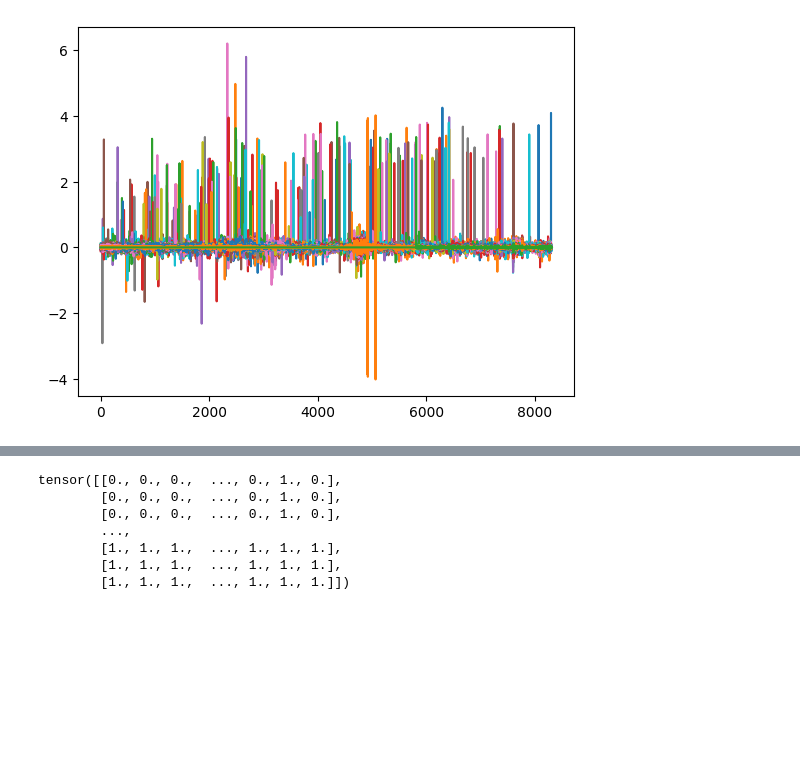
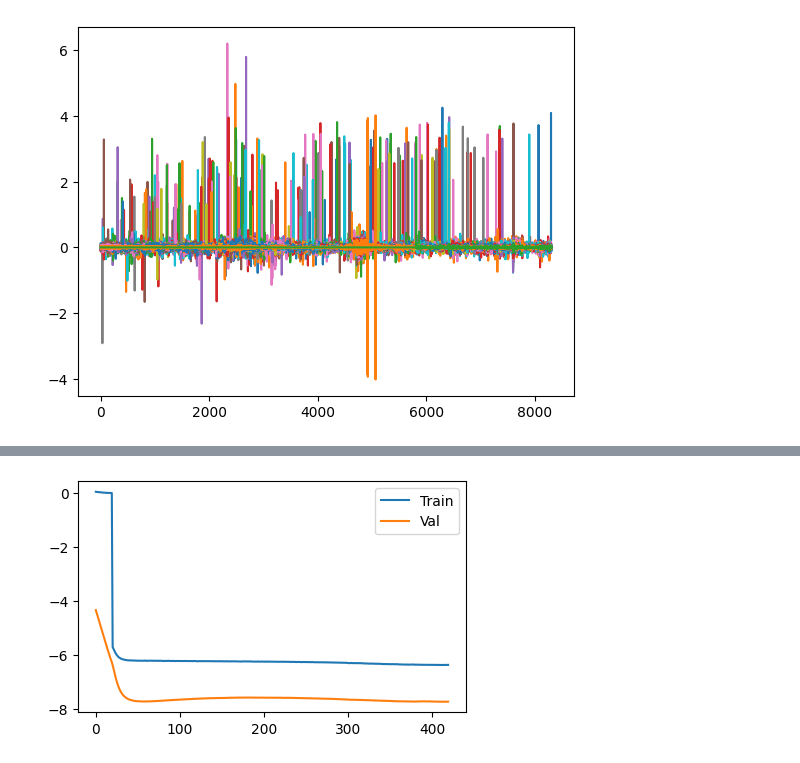
Before and after one commit to julianvanmeggelen/Thesis, a Jupyter notebook: Empirical/sp500.ipynb, the cells around one changed output, grey strips where cells are left out. Saved outputs shown, nothing was run; the diff lists cells and outputs as text; code cells hidden in the pictures; blank space fills up the shorter version.

```diff
--- a/Empirical/sp500.ipynb
+++ b/Empirical/sp500.ipynb
@@ -62,13 +71,13 @@ plt.plot((~mask).sum(axis=1))
 # %%
 
-dec = Decoder(hidden_dim=[cfg.factor_dim, cfg.obs_dim], activation=nn.Identity(), lastLayerLinear=False)
-enc = Encoder(hidden_dim=[cfg.obs_dim, cfg.factor_dim], activation=nn.Identity(), lastLayerLinear=False)
+cfg.obs_dim = y_train.shape[1]
+dec = Decoder(hidden_dim=[cfg.factor_dim, 100, cfg.obs_dim], activation=nn.Tanh(), lastLayerLinear=False)
+enc = Encoder(hidden_dim=[cfg.obs_dim, 100, cfg.factor_dim], activation=nn.Tanh(), lastLayerLinear=False)
 mod = AutoEncoder(enc=enc, dec=dec)
 print(f"Number of trainable paramaters {get_trainable_params(mod)}")
 errorProcess = IIDErrorProcess(n=cfg.obs_dim, T = cfg.T)
 #errorProcess = ArErrorProcess(n=cfg.obs_dim, T = cfg.T, d=5)
-criterion = MaskedMSELoss(mask = torch.Tensor(~mask).float())
 metrics = []
-train_hist = trainMCMC(X_train=y_train, X_val = y_val, model=mod, errorProcess = errorProcess, n_epoch=cfg.n_epoch, lr = cfg.lr, batch_size=cfg.batch_size, metrics=metrics, criterion = criterion)
+train_hist = trainMCMCMasked(X_train=y_train, X_val = y_val, model=mod, max_iter=20, weights_train=weights_train, weights_val = weights_val, errorProcess = errorProcess, n_epoch=cfg.n_epoch, lr = cfg.lr, batch_size=cfg.batch_size, metrics=metrics)
 print(f"Training loss: {train_hist['train_loss'][-1]}, Validation Loss: {train_hist['val_loss'][-1]}")
 # %% [output]
@@ -78,10 +101,4 @@ RuntimeError: The size of tensor a (8314) must match the size of tensor b (512)
-# %%
-torch.Tensor(~mask).float()
-# %% [output]
-tensor([[0., 0., 0.,  ..., 0., 1., 0.],
-        [0., 0., 0.,  ..., 0., 1., 0.],
-        [0., 0., 0.,  ..., 0., 1., 0.],
-        ...,
-        [1., 1., 1.,  ..., 1., 1., 1.],
-        [1., 1., 1.,  ..., 1., 1., 1.],
-        [1., 1., 1.,  ..., 1., 1., 1.]])
+# %%
+plot_train_hist(train_hist=train_hist)
+# %% [output]
+[figure, added]
```
Also changed, not shown: parts of 9 cells of this notebook, 46 other files.
